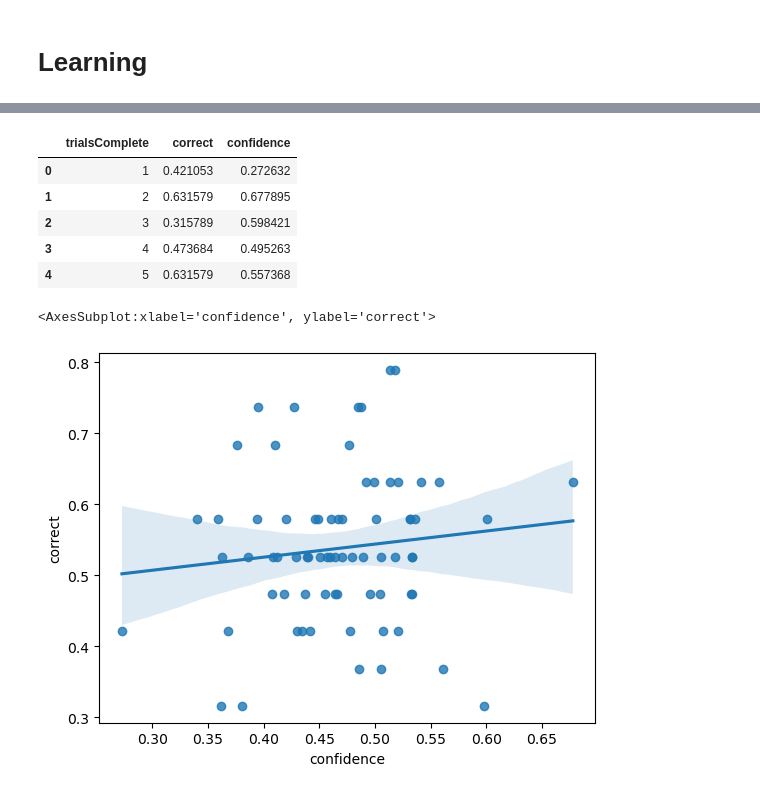
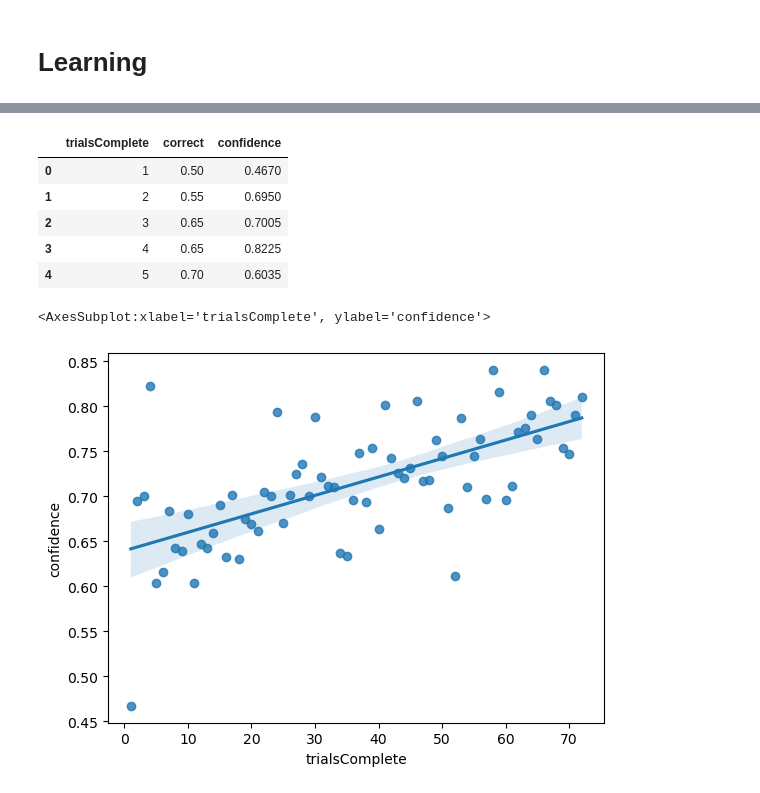
Before and after one commit to alex-ten/repetition_bias_active_learning, a Jupyter notebook: pilot_analyses.ipynb, the cells around one changed output, grey strips where cells are left out. Saved outputs shown, nothing was run; the diff lists cells and outputs as text; code cells hidden in the pictures.

```diff
--- a/pilot_analyses.ipynb
+++ b/pilot_analyses.ipynb
@@ -12,10 +12,10 @@ from statsmodels.tools import add_constant
 # %% [markdown]
 ### Debugg `jsonl` files
 # %%
-groups = ['forced_blocked_1fam'] #['blocked', 'interleaved', 'free', 'post']
+groups = ['jatos_results_20221128185519'] #['blocked', 'interleaved', 'free', 'post']
 data = {}
 for group in groups:
-    pathin = f'pilots/{group}.jsonl'
+    pathin = f'pilots/{group}.txt'
     pathout = f'pilots/{group}_val.jsonl'
     with open(pathin, 'rt') as fin:
         with open(pathout, 'wt') as fout:
@@ -150,17 +150,17 @@ sns.histplot(x='beta', data=df_)
 # %%
 df_ = df.groupby('trialsComplete')[['correct', 'confidence']].mean().reset_index()
 display(df_.head())
 plt.figure()
-sns.regplot(x='confidence', y='correct', data=df_)
+sns.regplot(x='trialsComplete', y='confidence', data=df_)
 # %% [output]
 |  | trialsComplete | correct | confidence |
-| 0 | 1 | 0.421053 | 0.272632 |
-| 1 | 2 | 0.631579 | 0.677895 |
-| 2 | 3 | 0.315789 | 0.598421 |
-| 3 | 4 | 0.473684 | 0.495263 |
-| 4 | 5 | 0.631579 | 0.557368 |
+| 0 | 1 | 0.50 | 0.4670 |
+| 1 | 2 | 0.55 | 0.6950 |
+| 2 | 3 | 0.65 | 0.7005 |
+| 3 | 4 | 0.65 | 0.8225 |
+| 4 | 5 | 0.70 | 0.6035 |
-<AxesSubplot:xlabel='confidence', ylabel='correct'>
+<AxesSubplot:xlabel='trialsComplete', ylabel='confidence'>
-[figure, old version]
+[figure, new version]
 # %%
 def diff(df):
     l = len(df)
```
Also changed, not shown: parts of 3 cells of this notebook, 3 other files.
